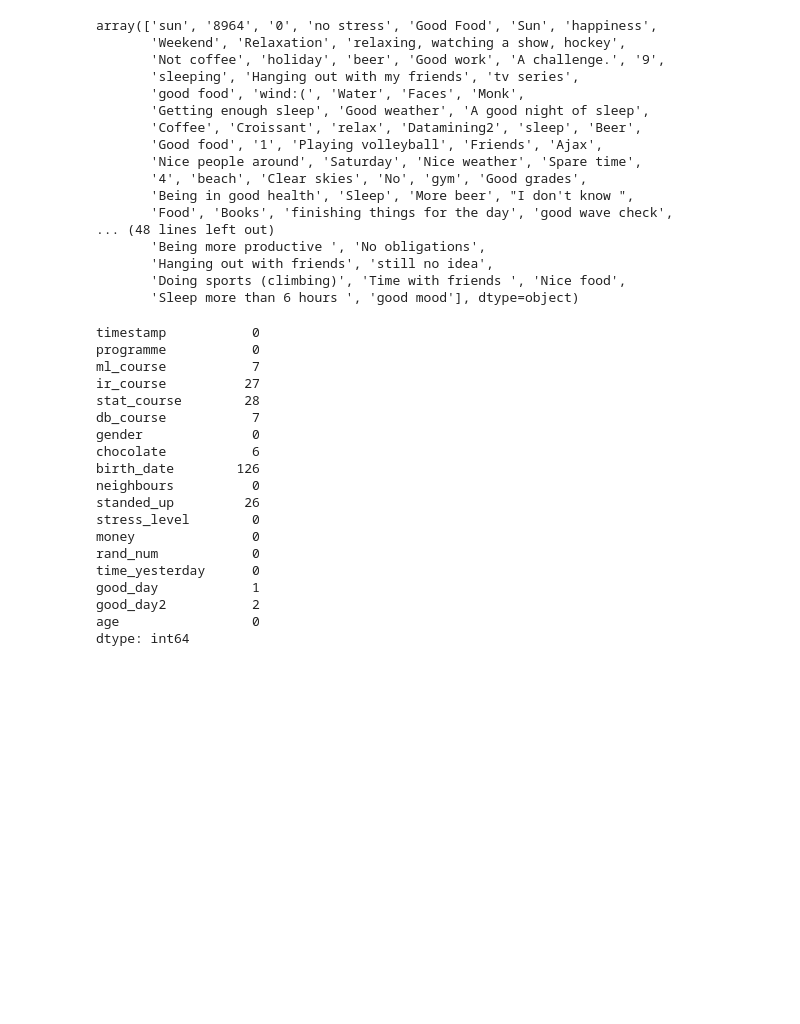
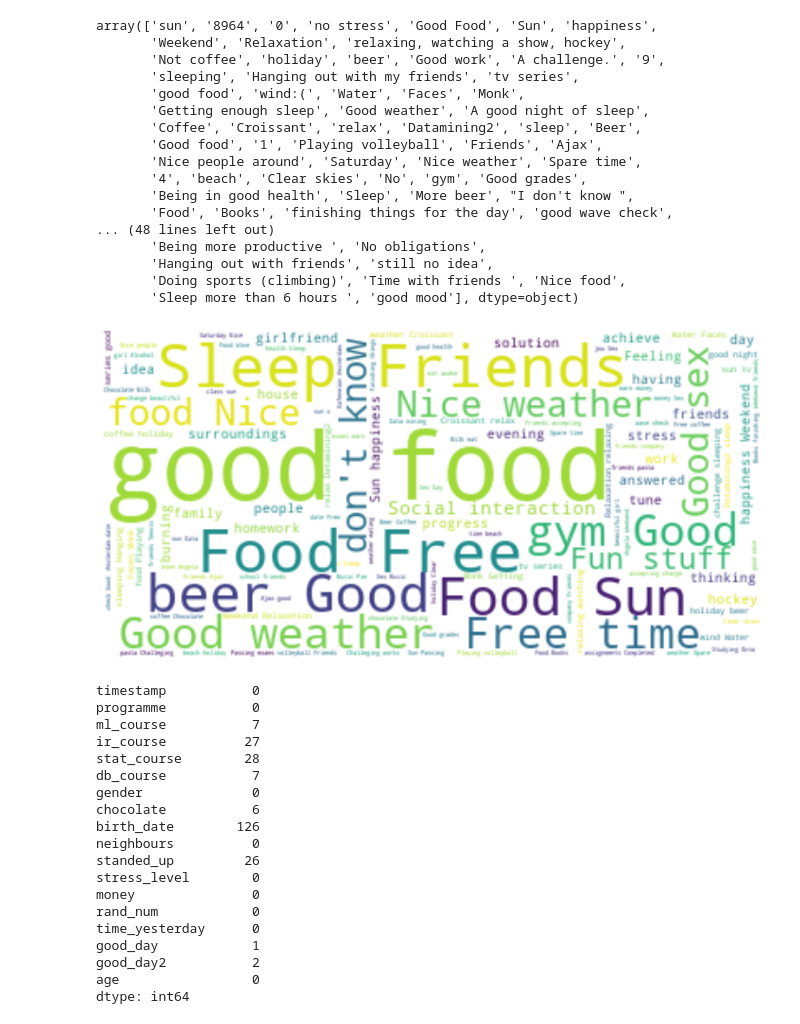
Before and after one commit to melisnv/data-mining-techniques, a Jupyter notebook: task1_explore/1A_EDDA/eda_melis.ipynb, the cells around one changed output. Cells and saved outputs as stored; diff of their text form; code cells hidden in the pictures; blank space fills up the shorter version.

```diff
--- a/task1_explore/1A_EDDA/eda_melis.ipynb
+++ b/task1_explore/1A_EDDA/eda_melis.ipynb
@@ -910,6 +931,13 @@ array(['sun', '8964', '0', 'no stress', 'Good Food', 'Sun', 'happiness',
        'Hanging out with friends', 'still no idea',
        'Doing sports (climbing)', 'Time with friends ', 'Nice food',
        'Sleep more than 6 hours ', 'good mood'], dtype=object)
+# %%
+goodday2_words = data["good_day2"]
+text2 = " ".join(word for word in goodday2_words.astype(str))
+
+generate_word_cloud(text2)
+# %% [output]
+[figure, added]
 # %%
 data.isnull().sum()
 # %% [output]
```
Also changed, not shown: parts of 6 cells of this notebook.
